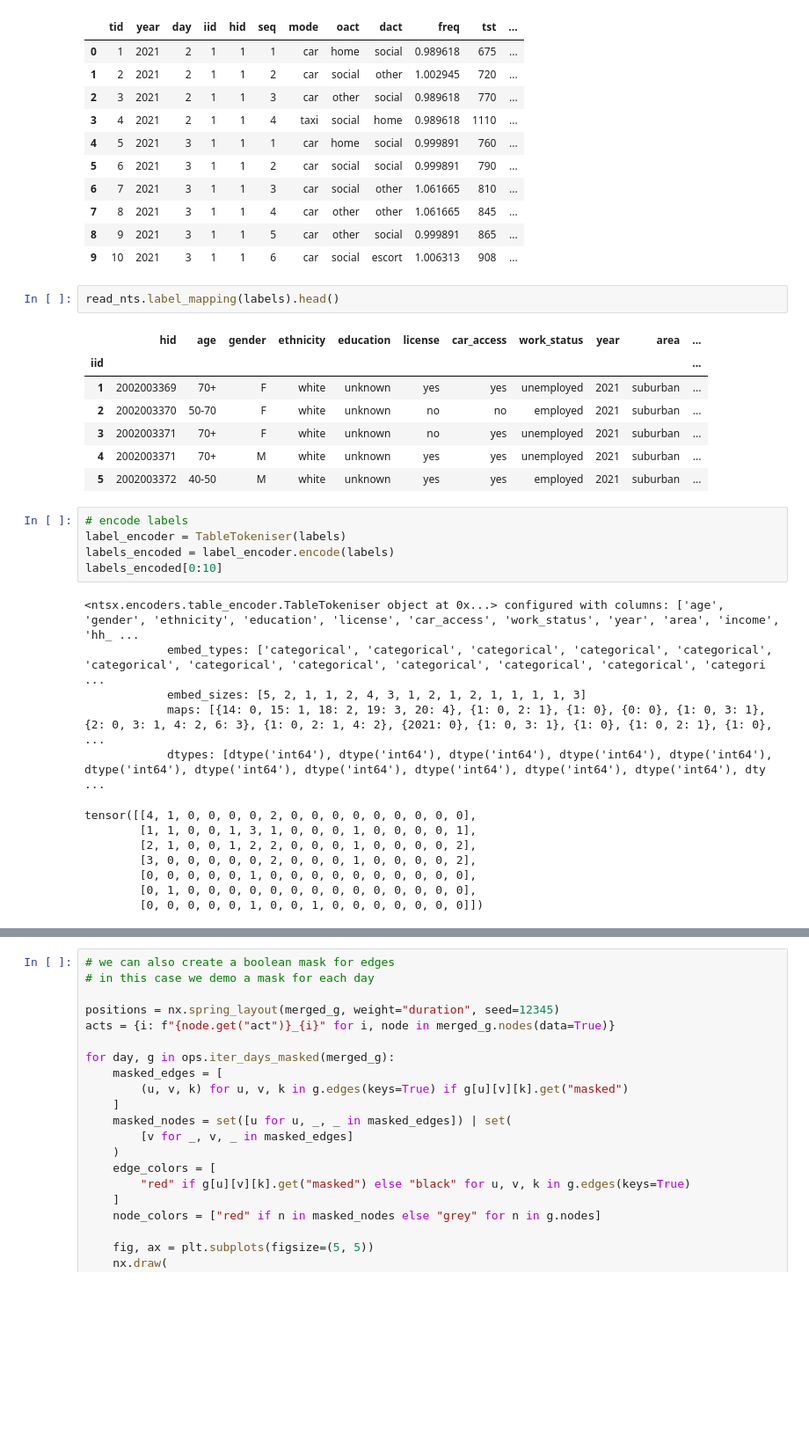
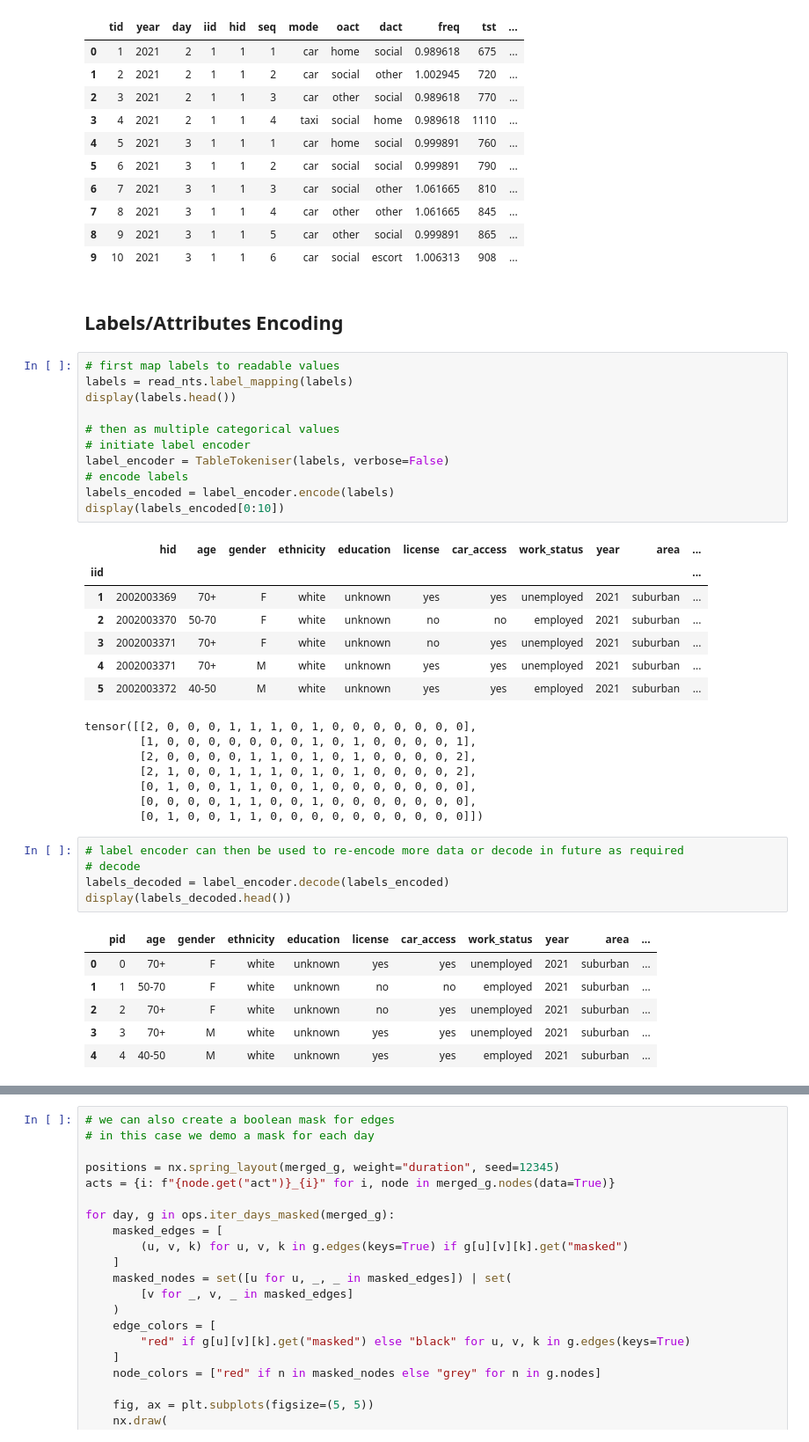
Before and after one commit to fredshone/ntsx, a Jupyter notebook: demo.ipynb, the cells around one changed output, grey strips where cells are left out. Shown at 88% size. Saved outputs shown, nothing was run; the diff lists cells and outputs as text; blank space fills up the shorter version.

Commit message:
refactors table and base encoders togther

```diff
--- a/demo.ipynb
+++ b/demo.ipynb
@@ -40,31 +42,43 @@ Fixed: People 6 -> 7, HHs 5 -> 5
 | 7 | 8 | 2021 | 3 | 1 | 1 | 4 | car | other | other | 1.061665 | 845 | ... |
 | 8 | 9 | 2021 | 3 | 1 | 1 | 5 | car | other | social | 0.999891 | 865 | ... |
 | 9 | 10 | 2021 | 3 | 1 | 1 | 6 | car | social | escort | 1.006313 | 908 | ... |
-# %%
-read_nts.label_mapping(labels).head()
-# %% [output]
-|  | hid | age | gender | ethnicity | education | license | car_access | work_status | year | area | ... |
-| iid |  |  |  |  |  |  |  |  |  |  | ... |
-| 1 | 2002003369 | 70+ | F | white | unknown | yes | yes | unemployed | 2021 | suburban | ... |
-| 2 | 2002003370 | 50-70 | F | white | unknown | no | no | employed | 2021 | suburban | ... |
-| 3 | 2002003371 | 70+ | F | white | unknown | no | yes | unemployed | 2021 | suburban | ... |
-| 4 | 2002003371 | 70+ | M | white | unknown | yes | yes | unemployed | 2021 | suburban | ... |
-| 5 | 2002003372 | 40-50 | M | white | unknown | yes | yes | employed | 2021 | suburban | ... |
+# %% [markdown]
+## Labels/Attributes Encoding
 # %%
+# first map labels to readable values
+labels = read_nts.label_mapping(labels)
+display(labels.head())
+
+# then as multiple categorical values
+# initiate label encoder
+label_encoder = TableTokeniser(labels, verbose=False)
 # encode labels
-label_encoder = TableTokeniser(labels)
 labels_encoded = label_encoder.encode(labels)
-labels_encoded[0:10]
+display(labels_encoded[0:10])
 # %% [output]
+|  | hid | age | gender | ethnicity | education | license | car_access | work_status | year | area | ... |
+| iid |  |  |  |  |  |  |  |  |  |  | ... |
+| 1 | 2002003369 | 70+ | F | white | unknown | yes | yes | unemployed | 2021 | suburban | ... |
+| 2 | 2002003370 | 50-70 | F | white | unknown | no | no | employed | 2021 | suburban | ... |
+| 3 | 2002003371 | 70+ | F | white | unknown | no | yes | unemployed | 2021 | suburban | ... |
+| 4 | 2002003371 | 70+ | M | white | unknown | yes | yes | unemployed | 2021 | suburban | ... |
+| 5 | 2002003372 | 40-50 | M | white | unknown | yes | yes | employed | 2021 | suburban | ... |
-<ntsx.encoders.table_encoder.TableTokeniser object at 0x...> configured with columns: ['age', 'gender', 'ethnicity', 'education', 'license', 'car_access', 'work_status', 'year', 'area', 'income', 'hh_ ...
-            embed_types: ['categorical', 'categorical', 'categorical', 'categorical', 'categorical', 'categorical', 'categorical', 'categorical', 'categorical', 'categorical', 'categorical', 'categori ...
-            embed_sizes: [5, 2, 1, 1, 2, 4, 3, 1, 2, 1, 2, 1, 1, 1, 1, 3]
-            maps: [{14: 0, 15: 1, 18: 2, 19: 3, 20: 4}, {1: 0, 2: 1}, {1: 0}, {0: 0}, {1: 0, 3: 1}, {2: 0, 3: 1, 4: 2, 6: 3}, {1: 0, 2: 1, 4: 2}, {2021: 0}, {1: 0, 3: 1}, {1: 0}, {1: 0, 2: 1}, {1: 0}, ...
-            dtypes: [dtype('int64'), dtype('int64'), dtype('int64'), dtype('int64'), dtype('int64'), dtype('int64'), dtype('int64'), dtype('int64'), dtype('int64'), dtype('int64'), dtype('int64'), dty ...
+tensor([[2, 0, 0, 0, 1, 1, 1, 0, 1, 0, 0, 0, 0, 0, 0, 0],
+        [1, 0, 0, 0, 0, 0, 0, 0, 1, 0, 1, 0, 0, 0, 0, 1],
+        [2, 0, 0, 0, 0, 1, 1, 0, 1, 0, 1, 0, 0, 0, 0, 2],
+        [2, 1, 0, 0, 1, 1, 1, 0, 1, 0, 1, 0, 0, 0, 0, 2],
+        [0, 1, 0, 0, 1, 1, 0, 0, 1, 0, 0, 0, 0, 0, 0, 0],
+        [0, 0, 0, 0, 1, 1, 0, 0, 1, 0, 0, 0, 0, 0, 0, 0],
+        [0, 1, 0, 0, 1, 1, 0, 0, 0, 0, 0, 0, 0, 0, 0, 0]])
-tensor([[4, 1, 0, 0, 0, 0, 2, 0, 0, 0, 0, 0, 0, 0, 0, 0],
-        [1, 1, 0, 0, 1, 3, 1, 0, 0, 0, 1, 0, 0, 0, 0, 1],
-        [2, 1, 0, 0, 1, 2, 2, 0, 0, 0, 1, 0, 0, 0, 0, 2],
-        [3, 0, 0, 0, 0, 0, 2, 0, 0, 0, 1, 0, 0, 0, 0, 2],
-        [0, 0, 0, 0, 0, 1, 0, 0, 0, 0, 0, 0, 0, 0, 0, 0],
-        [0, 1, 0, 0, 0, 0, 0, 0, 0, 0, 0, 0, 0, 0, 0, 0],
-        [0, 0, 0, 0, 0, 1, 0, 0, 1, 0, 0, 0, 0, 0, 0, 0]])
+# %%
+# label encoder can then be used to re-encode more data or decode in future as required
+# decode
+labels_decoded = label_encoder.decode(labels_encoded)
+display(labels_decoded.head())
+# %% [output]
+|  | pid | age | gender | ethnicity | education | license | car_access | work_status | year | area | ... |
+| 0 | 0 | 70+ | F | white | unknown | yes | yes | unemployed | 2021 | suburban | ... |
+| 1 | 1 | 50-70 | F | white | unknown | no | no | employed | 2021 | suburban | ... |
+| 2 | 2 | 70+ | F | white | unknown | no | yes | unemployed | 2021 | suburban | ... |
+| 3 | 3 | 70+ | M | white | unknown | yes | yes | unemployed | 2021 | suburban | ... |
+| 4 | 4 | 40-50 | M | white | unknown | yes | yes | employed | 2021 | suburban | ... |
```
Also changed, not shown: parts of 12 cells of this notebook, 5 other files.
